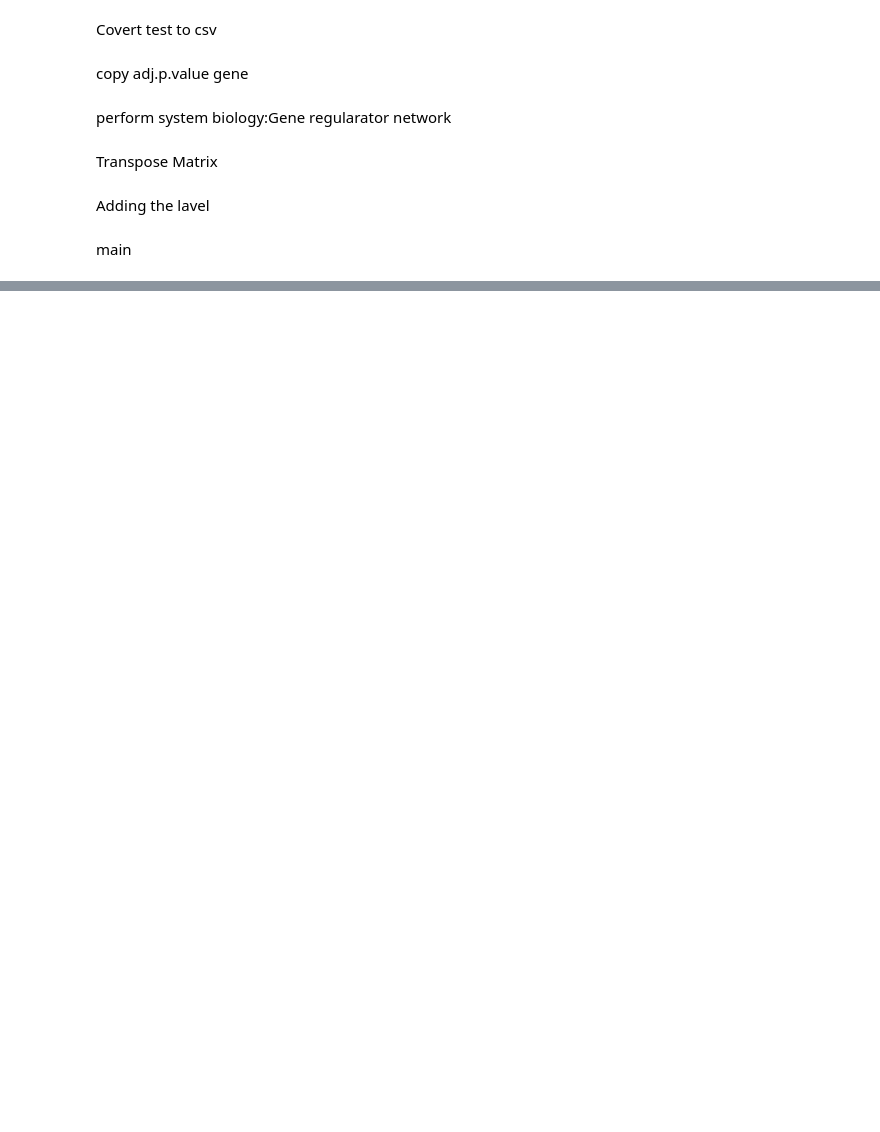
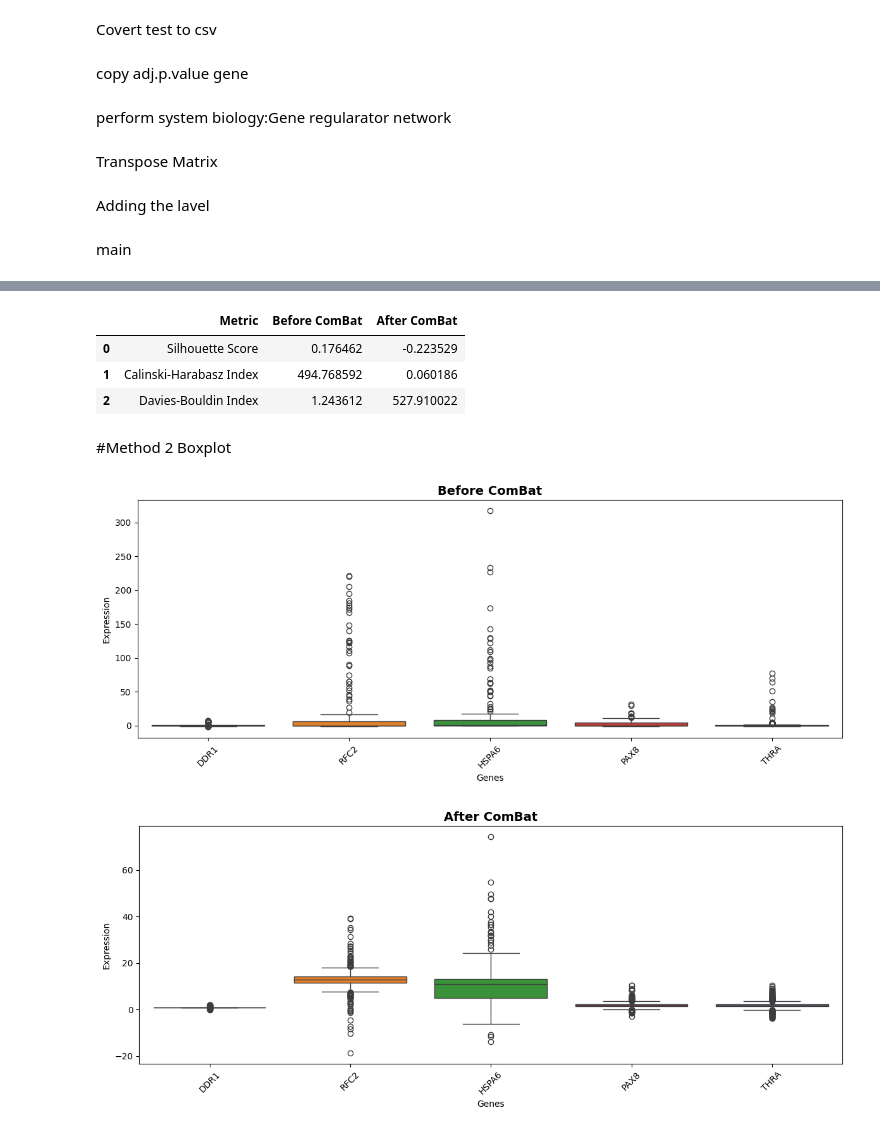
Before and after one commit to MostaryKhatun/Dengue_infection, a Jupyter notebook: GSE28405_DataPreprocess.ipynb, the cells around one changed output, grey strips where cells are left out. Cells and saved outputs as stored; diff of their text form; code cells hidden in the pictures; blank space fills up the shorter version.

```diff
--- a/GSE28405_DataPreprocess.ipynb
+++ b/GSE28405_DataPreprocess.ipynb
@@ -340,0 +839,68 @@ drive.mount('/content/drive')
+# %%
+import pandas as pd
+
+results = pd.DataFrame({
+    "Metric": [
+        "Silhouette Score",
+        "Calinski-Harabasz Index",
+        "Davies-Bouldin Index"
+    ],
+    "Before ComBat": [
+        sil_before,
+        ch_before,
+        db_before
+    ],
+    "After ComBat": [
+        sil_after,
+        ch_after,
+        db_after
+    ]
+})
+
+display(results)
+# %% [output]
+|  | Metric | Before ComBat | After ComBat |
+| 0 | Silhouette Score | 0.176462 | -0.223529 |
+| 1 | Calinski-Harabasz Index | 494.768592 | 0.060186 |
+| 2 | Davies-Bouldin Index | 1.243612 | 527.910022 |
+# %% [markdown]
+#Method 2 Boxplot
+# %%
+import matplotlib.pyplot as plt
+import seaborn as sns
+
+# ==========================================
+# Select first 5 genes
+# ==========================================
+sample_genes = X.columns[:5]
+
+# ==========================================
+# Before ComBat
+# ==========================================
+plt.figure(figsize=(12,5))
+sns.boxplot(data=X[sample_genes])
+
+plt.title("Before ComBat", fontsize=14, fontweight="bold")
+plt.xlabel("Genes")
+plt.ylabel("Expression")
+plt.xticks(rotation=45)
+
+plt.tight_layout()
+plt.show()
+
+# ==========================================
+# After ComBat
+# ==========================================
+plt.figure(figsize=(12,5))
+sns.boxplot(data=X_corrected[sample_genes])
+
+plt.title("After ComBat", fontsize=14, fontweight="bold")
+plt.xlabel("Genes")
+plt.ylabel("Expression")
+plt.xticks(rotation=45)
+
+plt.tight_layout()
+plt.show()
+# %% [output]
+[figure, added]
+[figure, added]
```
Also changed, not shown: parts of 27 cells of this notebook.
